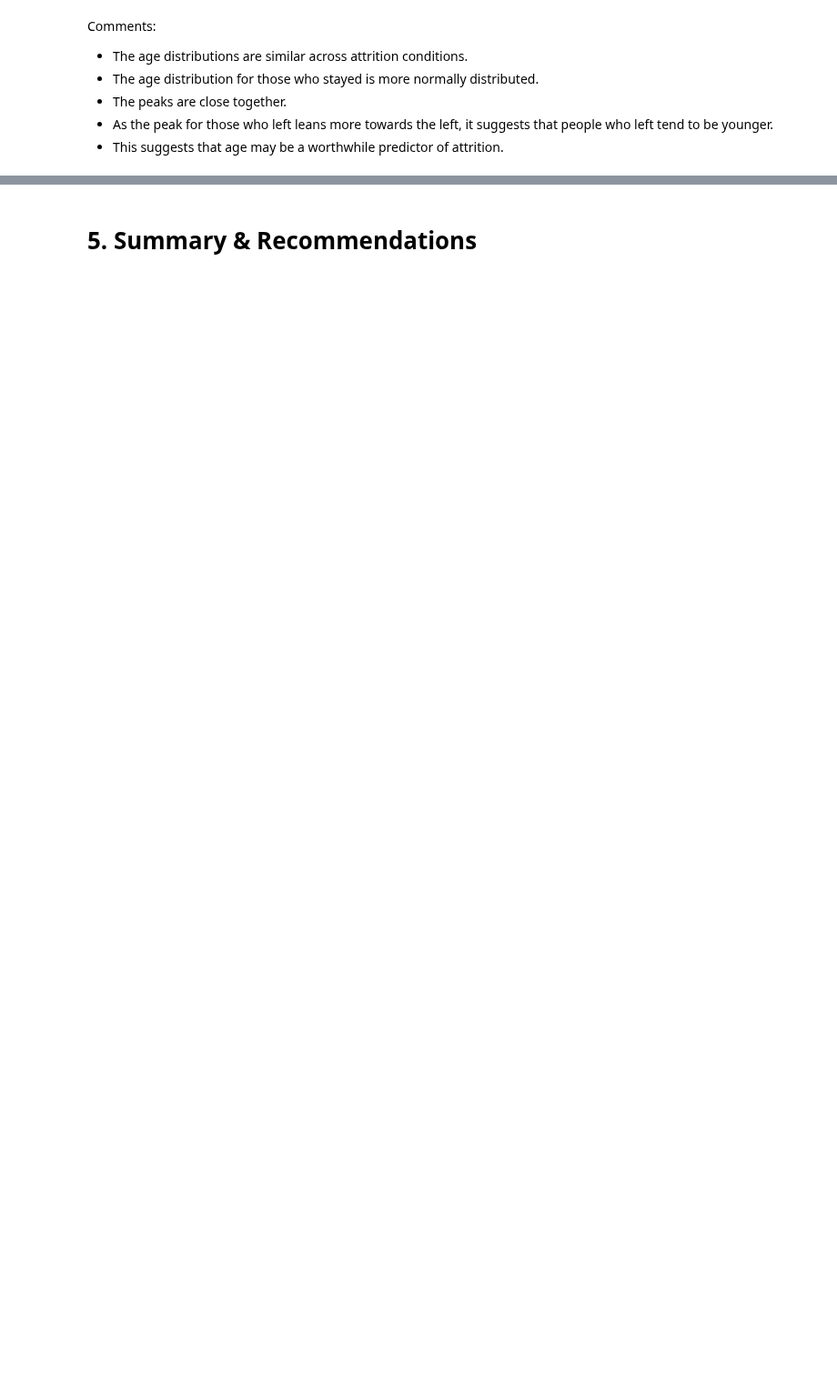
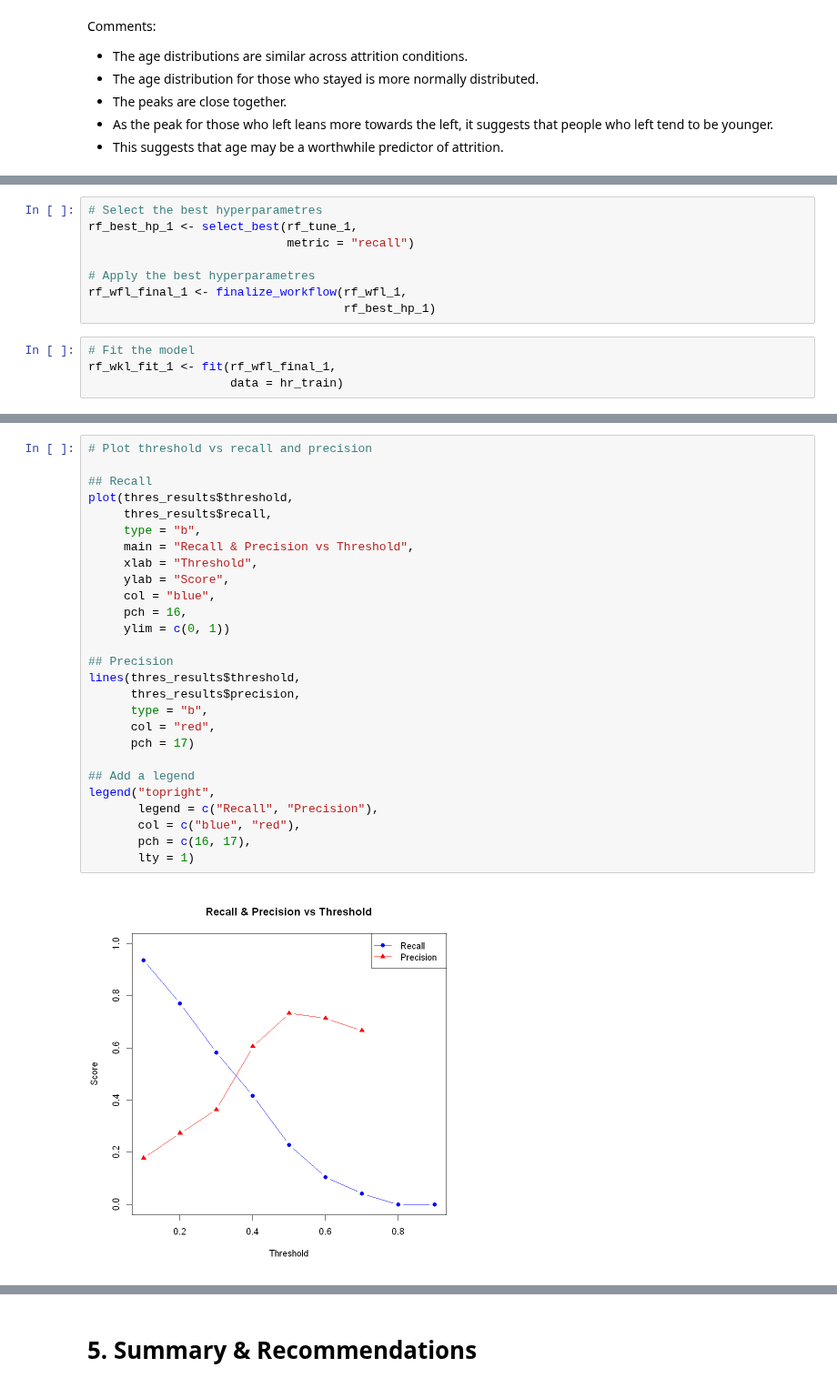
Before and after one commit to svarong-port/data-analytics-projects, a Jupyter notebook: ibm_hr_employee_attrition/hr_employee_attrition_code.ipynb, the cells around one changed output, grey strips where cells are left out. Shown at 91% size. Drawn from its saved outputs; the diff is of its cells as text; blank space fills up the shorter version.

```diff
--- a/ibm_hr_employee_attrition/hr_employee_attrition_code.ipynb
+++ b/ibm_hr_employee_attrition/hr_employee_attrition_code.ipynb
@@ -674,0 +924,12 @@ Comments:
+# %%
+# Select the best hyperparametres
+rf_best_hp_1 <- select_best(rf_tune_1,
+                            metric = "recall")
+
+# Apply the best hyperparametres
+rf_wfl_final_1 <- finalize_workflow(rf_wfl_1,
+                                    rf_best_hp_1)
+# %%
+# Fit the model
+rf_wkl_fit_1 <- fit(rf_wfl_final_1,
+                    data = hr_train)
@@ -674,0 +1117,29 @@ Comments:
+# %%
+# Plot threshold vs recall and precision
+
+## Recall
+plot(thres_results$threshold,
+     thres_results$recall,
+     type = "b",
+     main = "Recall & Precision vs Threshold",
+     xlab = "Threshold",
+     ylab = "Score",
+     col = "blue",
+     pch = 16,
+     ylim = c(0, 1))
+
+## Precision
+lines(thres_results$threshold,
+      thres_results$precision,
+      type = "b",
+      col = "red",
+      pch = 17)
+
+## Add a legend
+legend("topright",
+       legend = c("Recall", "Precision"),
+       col = c("blue", "red"),
+       pch = c(16, 17),
+       lty = 1)
+# %% [output]
+[figure, added]
```
Also changed, not shown: parts of 72 cells of this notebook.
